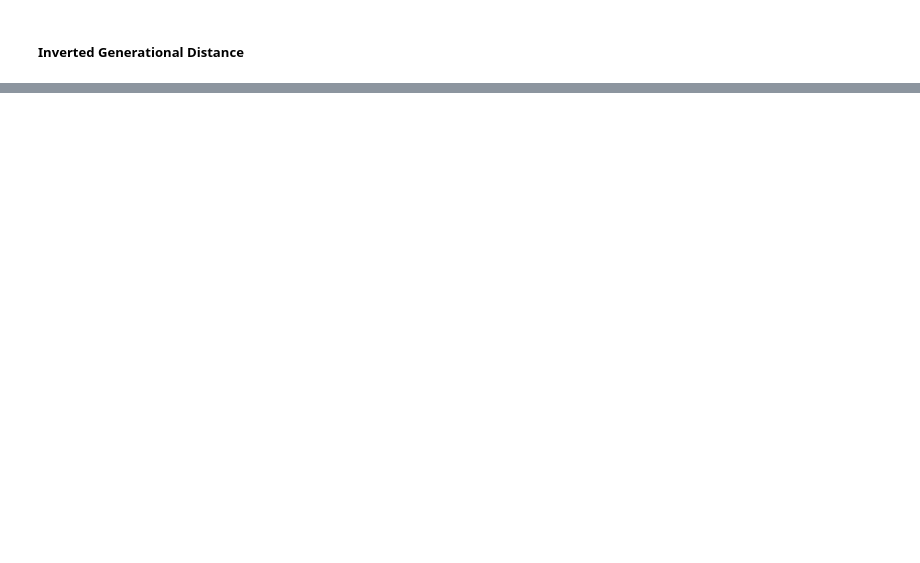
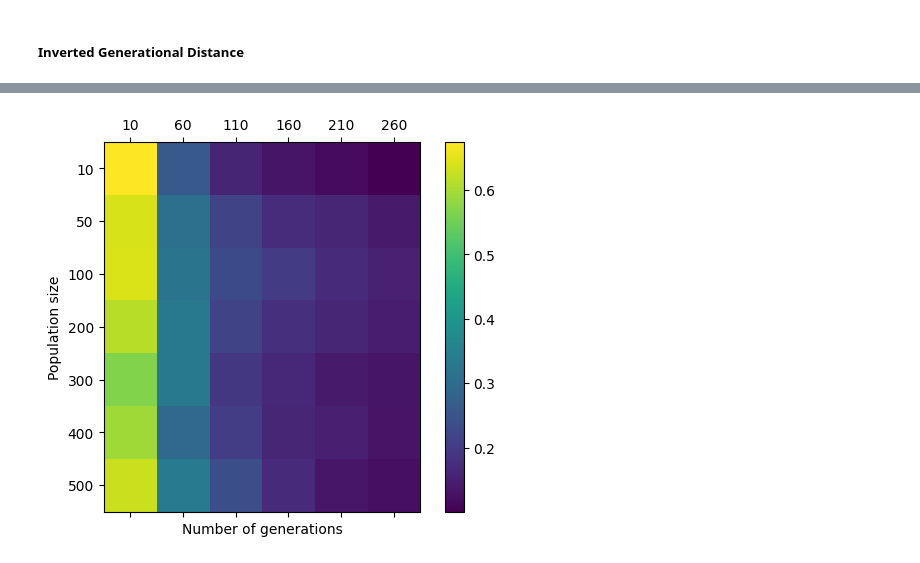
Before and after one commit to alessandro1802/moo, a Jupyter notebook: lab3.ipynb, the cells around one changed output, grey strips where cells are left out. Saved outputs shown, nothing was run; the diff lists cells and outputs as text; code cells hidden in the pictures; blank space fills up the shorter version.

```diff
--- a/lab3.ipynb
+++ b/lab3.ipynb
@@ -517,0 +820,15 @@ Population size: 500
+# %%
+fig, ax = plt.subplots(1, 1)
+
+pos = ax.matshow(mean_idgs_DPRO)
+fig.colorbar(pos, ax=ax)
+
+ax.set_xticks(range(len(n_generations)), n_generations)
+ax.set_yticks(range(len(pop_sizes)), pop_sizes)
+ax.set_xlabel("Number of generations")
+ax.set_ylabel("Population size")
+
+plt.savefig('./plots/IDGs3_DPRO.svg')
+plt.show()
+# %% [output]
+[figure, added]
```
Also changed, not shown: parts of 25 cells of this notebook, 47 other files.
